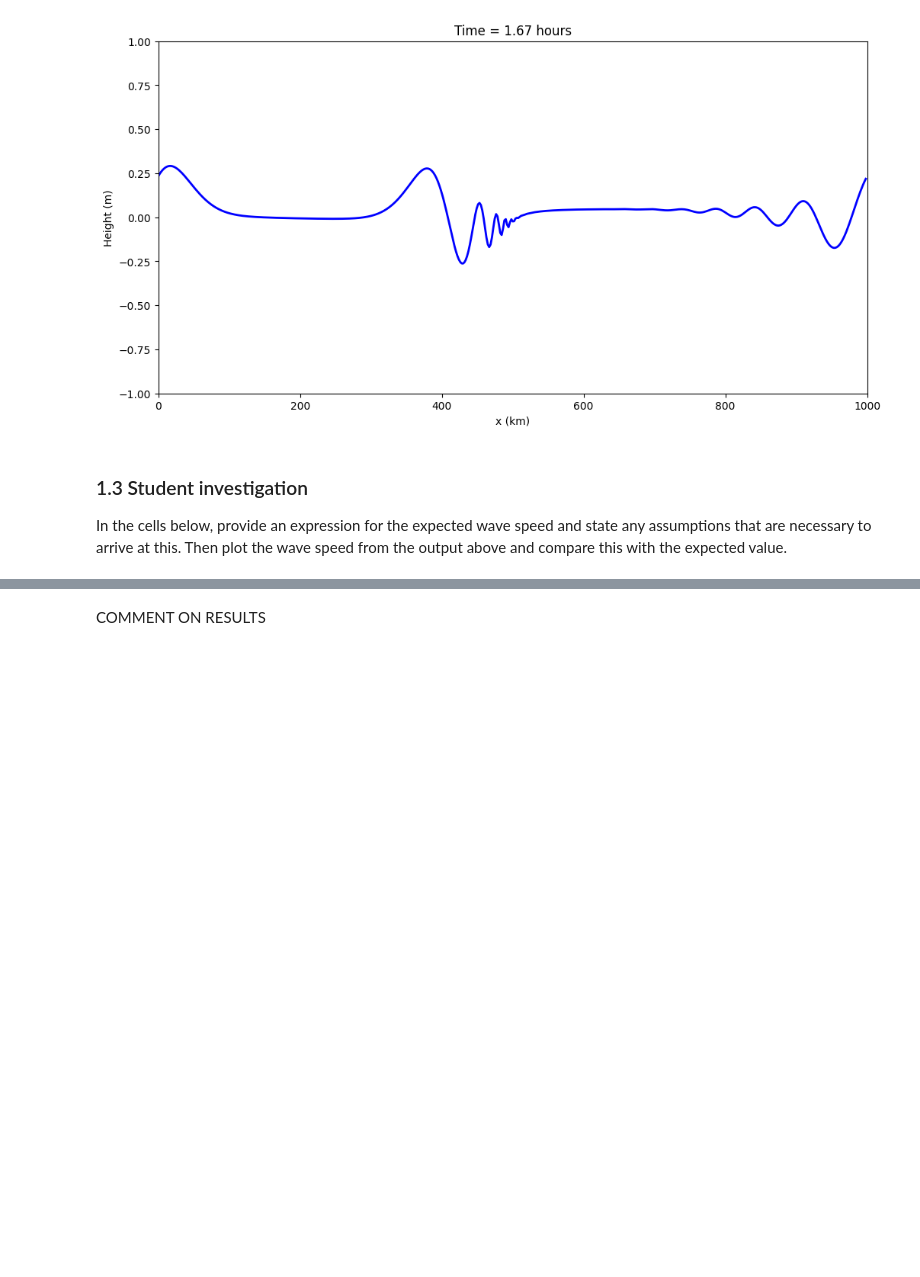
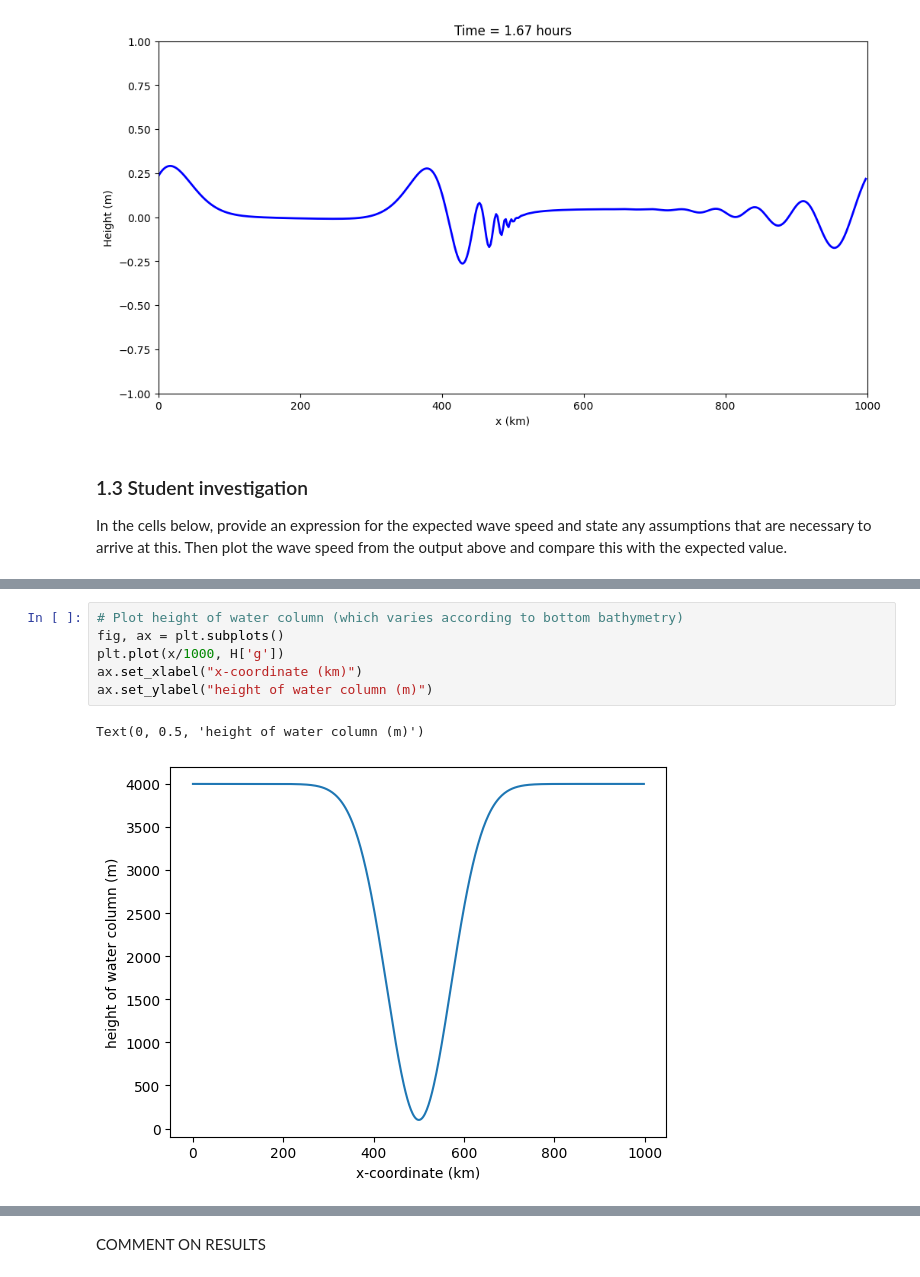
Before and after one commit to sjg230/QCES_LNM, a Jupyter notebook: Project3_tsunami.ipynb, the cells around one changed output, grey strips where cells are left out. Drawn from its saved outputs; the diff is of its cells as text; blank space fills up the shorter version.

```diff
--- a/Project3_tsunami.ipynb
+++ b/Project3_tsunami.ipynb
@@ -281,0 +286,9 @@ $ \frac{\partial^2 h}{\partial t^2} + -gH \frac{\partial^2 h}{\partial x^2} = 0$
+# %%
+# Plot height of water column (which varies according to bottom bathymetry)
+fig, ax = plt.subplots()
+plt.plot(x/1000, H['g'])
+ax.set_xlabel("x-coordinate (km)")
+ax.set_ylabel("height of water column (m)")
+# %% [output]
+Text(0, 0.5, 'height of water column (m)')
+[figure, added]
```
Also changed, not shown: parts of 7 cells of this notebook.
